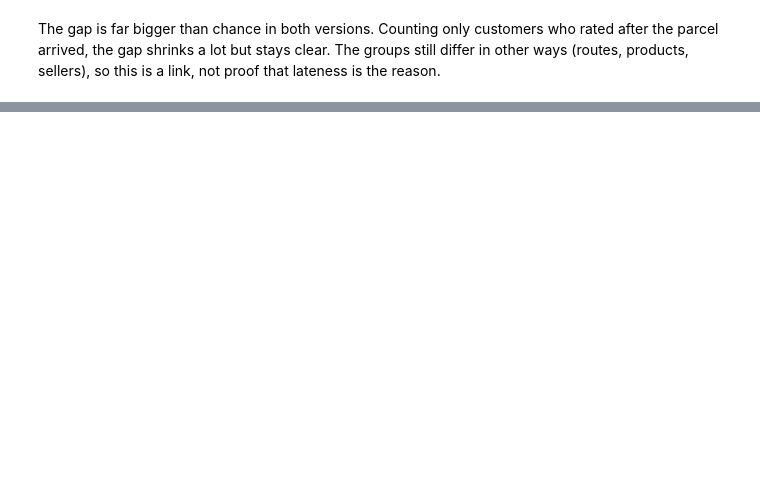
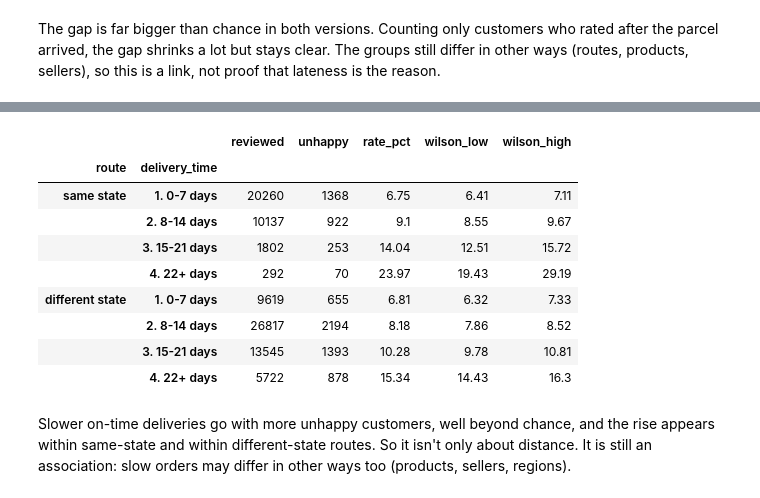
Before and after one commit to RishitheB0T/olist-customer-experience-analytics, a Jupyter notebook: notebooks/02_statistics.ipynb, the cells around one changed output, grey strips where cells are left out. Saved outputs shown, nothing was run; the diff lists cells and outputs as text; code cells hidden in the pictures; blank space fills up the shorter version.

```diff
--- a/notebooks/02_statistics.ipynb
+++ b/notebooks/02_statistics.ipynb
@@ -138,0 +150,15 @@ parcel arrived, the gap shrinks a lot but stays clear. The groups still differ i
+# %%
+BAND = """CASE WHEN f.delivery_days <= 7 THEN '1. 0-7 days' WHEN f.delivery_days <= 14 THEN '2. 8-14 days'
+               WHEN f.delivery_days <= 21 THEN '3. 15-21 days' ELSE '4. 22+ days' END"""
+ON_TIME = "f.order_status = 'delivered' AND f.days_late <= 0 AND f.has_review"
+
+speed = query(f"""
+    SELECT {BAND} AS delivery_time, count(*) AS reviewed, count(*) FILTER (WHERE f.is_unhappy) AS unhappy
+    FROM analytics.fact_order f WHERE {ON_TIME}
+    GROUP BY delivery_time ORDER BY delivery_time
+""")
+bands = pd.DataFrame([rate_ci(int(r.unhappy), int(r.reviewed)) for r in speed.itertuples()],
+                     index=speed["delivery_time"]).drop(columns=["simple_low", "simple_high"])
+p_bands = stats.chi2_contingency(list(zip(speed["unhappy"], speed["reviewed"] - speed["unhappy"]))).pvalue
+print(f"chi-square across the 4 bands: p = {p_bands:.1e}")
+bands
@@ -138,0 +190,28 @@ parcel arrived, the gap shrinks a lot but stays clear. The groups still differ i
+# %%
+by_route = query(f"""
+    SELECT CASE WHEN c.state = s.state THEN 'same state' ELSE 'different state' END AS route,
+           {BAND} AS delivery_time, count(*) AS reviewed, count(*) FILTER (WHERE f.is_unhappy) AS unhappy
+    FROM analytics.fact_order f
+    JOIN analytics.dim_customer c ON c.customer_id = f.customer_id
+    JOIN analytics.dim_seller s   ON s.seller_id = f.seller_id      -- single-seller orders only
+    WHERE {ON_TIME}
+    GROUP BY route, delivery_time ORDER BY route DESC, delivery_time
+""")
+rows = [{"route": r.route, "delivery_time": r.delivery_time, **rate_ci(int(r.unhappy), int(r.reviewed))}
+        for r in by_route.itertuples()]
+pd.DataFrame(rows).drop(columns=["simple_low", "simple_high"]).set_index(["route", "delivery_time"])
+# %% [output]
+|  |  | reviewed | unhappy | rate_pct | wilson_low | wilson_high |
+| route | delivery_time |  |  |  |  |  |
+| same state | 1. 0-7 days | 20260 | 1368 | 6.75 | 6.41 | 7.11 |
+|  | 2. 8-14 days | 10137 | 922 | 9.1 | 8.55 | 9.67 |
+|  | 3. 15-21 days | 1802 | 253 | 14.04 | 12.51 | 15.72 |
+|  | 4. 22+ days | 292 | 70 | 23.97 | 19.43 | 29.19 |
+| different state | 1. 0-7 days | 9619 | 655 | 6.81 | 6.32 | 7.33 |
+|  | 2. 8-14 days | 26817 | 2194 | 8.18 | 7.86 | 8.52 |
+|  | 3. 15-21 days | 13545 | 1393 | 10.28 | 9.78 | 10.81 |
+|  | 4. 22+ days | 5722 | 878 | 15.34 | 14.43 | 16.3 |
+# %% [markdown]
+Slower on-time deliveries go with more unhappy customers, well beyond chance, and the rise appears
+within same-state and within different-state routes. So it isn't only about distance. It is still
+an association: slow orders may differ in other ways too (products, sellers, regions).
```
Also changed, not shown: parts of 16 cells of this notebook, 2 other files.
